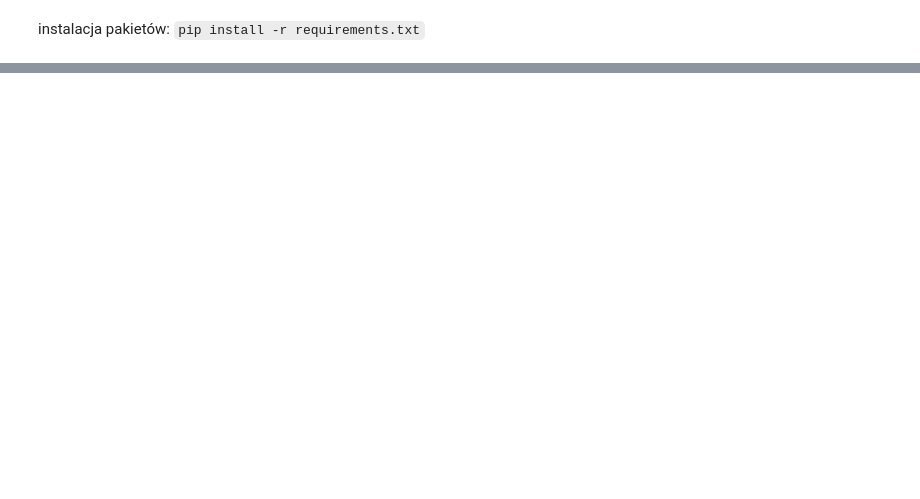
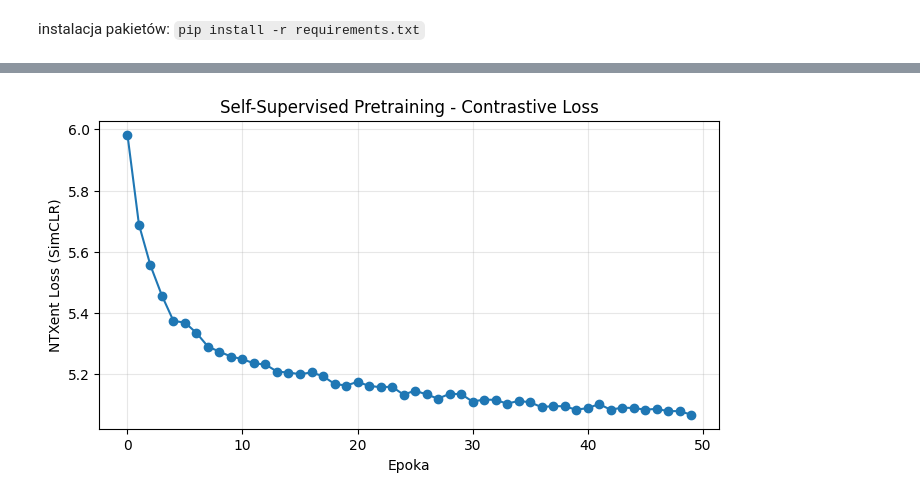
Before and after one commit to Vantom231/AIPO_T4A, a Jupyter notebook: AIPO_T4A.ipynb, the cells around one changed output, grey strips where cells are left out. Drawn from its saved outputs; the diff is of its cells as text; code cells hidden in the pictures; blank space fills up the shorter version.

```diff
--- a/AIPO_T4A.ipynb
+++ b/AIPO_T4A.ipynb
@@ -182,12 +29,0 @@ def train_epoch(model, loader, loss_fn, miner, optimizer):
-# %%
-# Trening
-epochs = 10
-history = []
-
-print("Rozpoczynam trening...")
-for epoch in range(epochs):
-    loss, triplets = train_epoch(model, trainloader, loss_fn, miner, optimizer)
-    history.append(loss)
-    print(f"Epoch {epoch+1}/{epochs} | Loss: {loss:.4f} | Triplets: {triplets}")
-
-print("Trening zakończony!")
@@ -423,0 +234,6 @@ Dodaj augmentacje (rotacja, flip, color jitter) i traktuj zeminione wersje jako
+# %%
+# NTXentLoss - funkcja straty SimCLR
+loss_fn = losses.NTXentLoss(temperature=0.5)
+
+# Optimizer z weight decay (regularyzacja)
+optimizer = optim.Adam(model.parameters(), lr=3e-4, weight_decay=1e-4)
@@ -423,0 +266,16 @@ Dodaj augmentacje (rotacja, flip, color jitter) i traktuj zeminione wersje jako
+# %%
+# Self-supervised pretraining
+epochs = 50
+history = []
+
+print("Rozpoczynam self-supervised pretraining (SimCLR)...")
+print("Sieć uczy się BEZ etykiet - tylko z augmentowanych par obrazów\n")
+
+torch.cuda.empty_cache()
+
+for epoch in range(epochs):
+    loss = train_simclr_epoch(model, unlabeled_loader, loss_fn, optimizer)
+    history.append(loss)
+    print(f"Epoch {epoch+1}/{epochs} | Contrastive Loss: {loss:.4f}")
+
+print("\nPretraining zakończony!")
@@ -423,0 +300,11 @@ Dodaj augmentacje (rotacja, flip, color jitter) i traktuj zeminione wersje jako
+# %%
+# Wykres straty
+plt.figure(figsize=(8, 4))
+plt.plot(history, marker='o')
+plt.xlabel('Epoka')
+plt.ylabel('NTXent Loss (SimCLR)')
+plt.title('Self-Supervised Pretraining - Contrastive Loss')
+plt.grid(True, alpha=0.3)
+plt.show()
+# %% [output]
+[figure, added]
```
Also changed, not shown: parts of 50 cells of this notebook.
